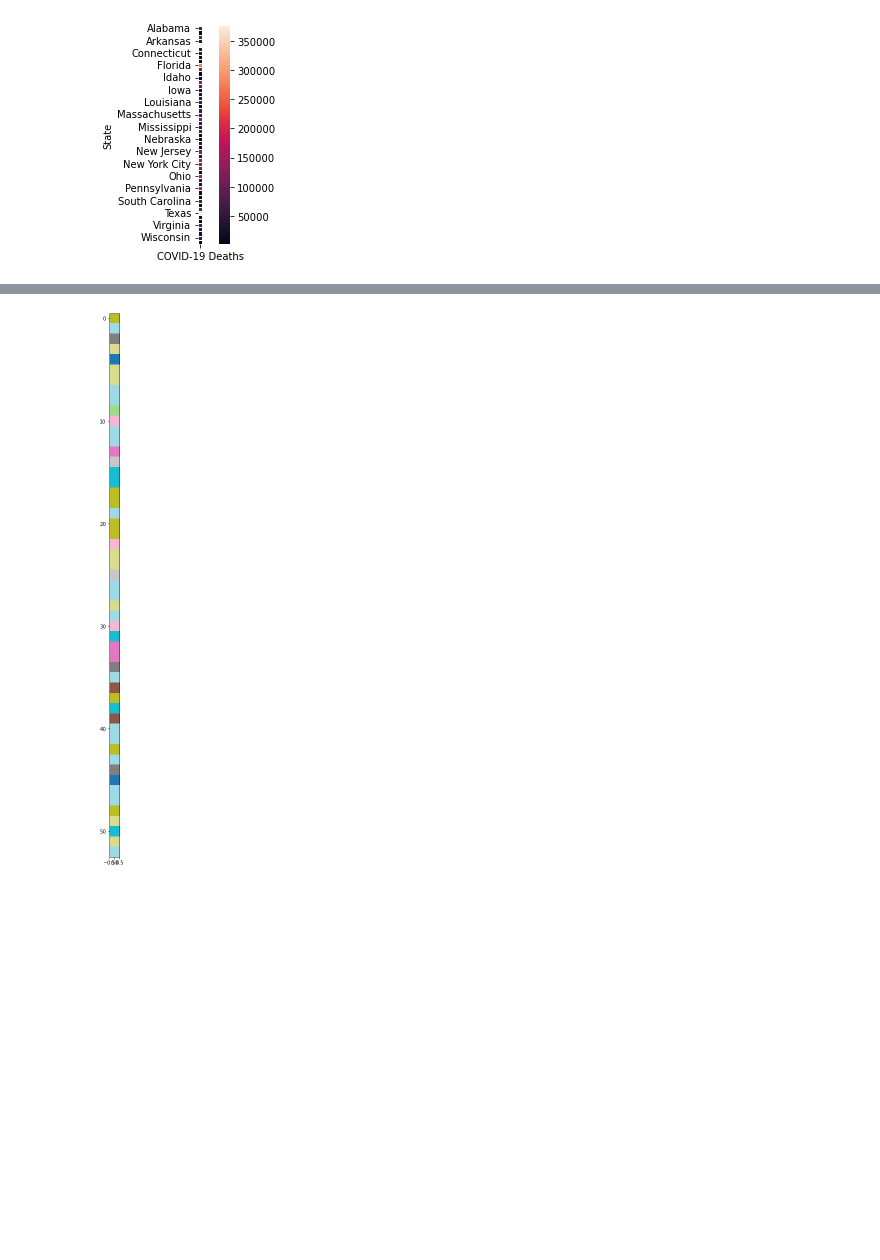
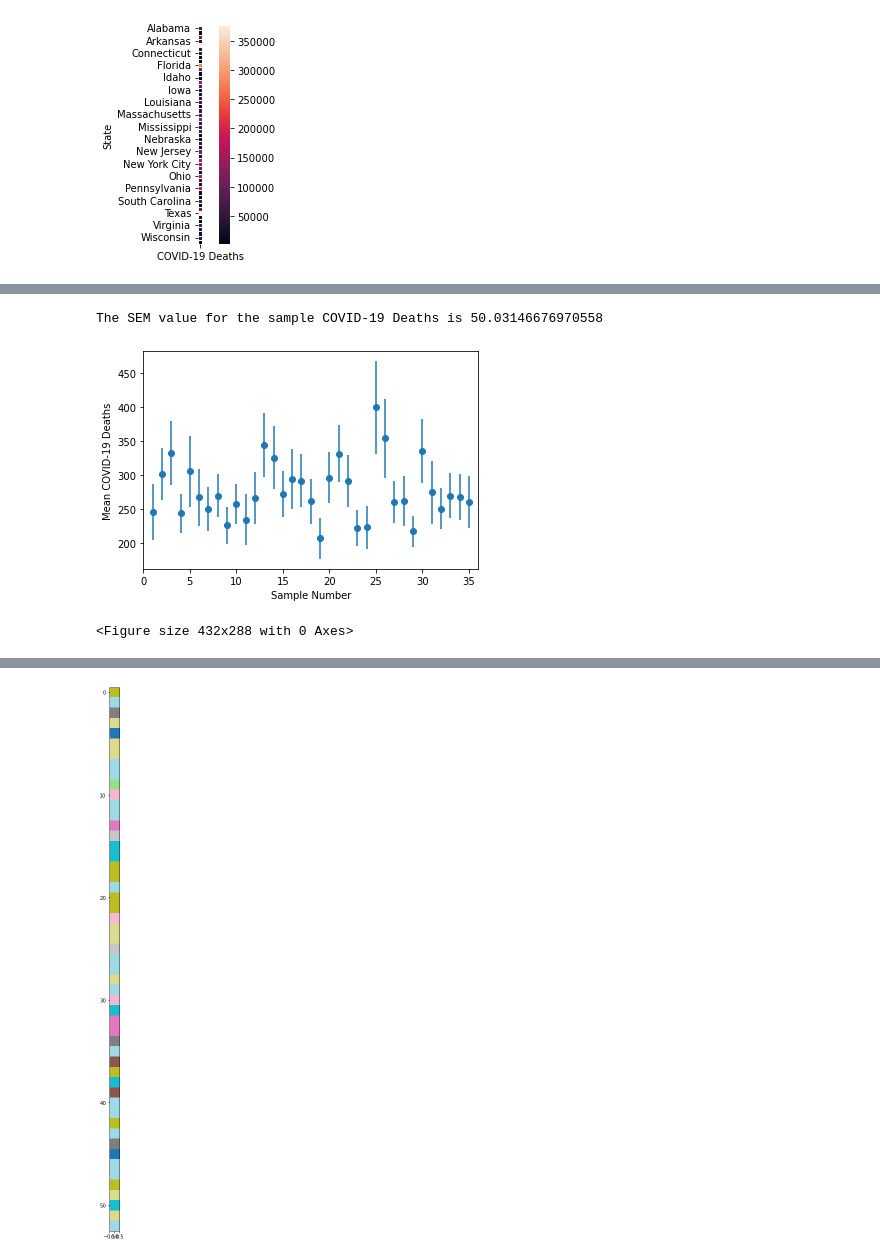
Before and after one commit to valputla/InfectionDataAnalysis, a Jupyter notebook: Lindsey.ipynb, the cells around one changed output, grey strips where cells are left out. Cells and saved outputs as stored; diff of their text form; code cells hidden in the pictures; blank space fills up the shorter version.

```diff
--- a/Lindsey.ipynb
+++ b/Lindsey.ipynb
@@ -258,0 +307,24 @@ plt.show()
+# %%
+new_month_df = month_df.dropna()
+subset = new_month_df.sample(3000, random_state = 42)
+
+print(f"The SEM value for the sample COVID-19 Deaths is {sem(sample['COVID-19 Deaths'])}")
+
+# Create a sample set of 35, each with 3000 data points
+covid_sample_set = [new_month_df.sample(3000) for x in range(0,35)]
+means = [sample['COVID-19 Deaths'].mean() for sample in covid_sample_set]
+standard_errors = [sem(sample['COVID-19 Deaths']) for sample in covid_sample_set]
+x_axis = np.arange(0, len(covid_sample_set), 1) + 1
+
+fig, ax = plt.subplots()
+ax.errorbar(x_axis, means, standard_errors, fmt="o")
+ax.set_xlim(0, len(covid_sample_set) + 1)
+
+ax.set_xlabel("Sample Number")
+ax.set_ylabel("Mean COVID-19 Deaths")
+plt.show()
+plt.savefig("Resources/Images/SEMCOVID.png")
+# %% [output]
+The SEM value for the sample COVID-19 Deaths is 50.03146676970558
+[figure, added]
+<Figure size 432x288 with 0 Axes>
```
Also changed, not shown: parts of 21 cells of this notebook, 12 other files.
